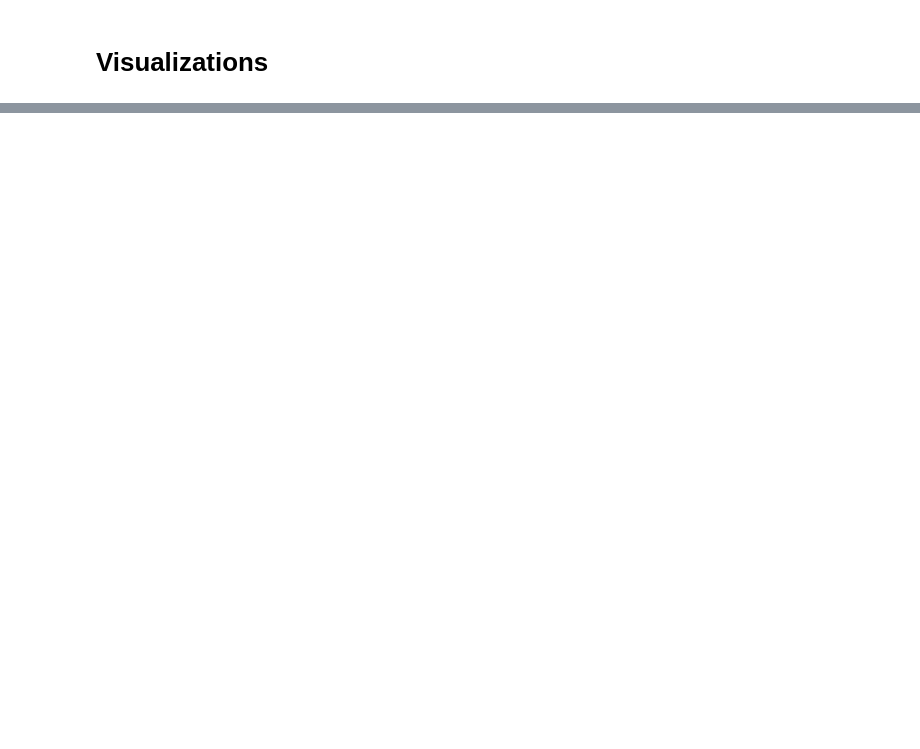
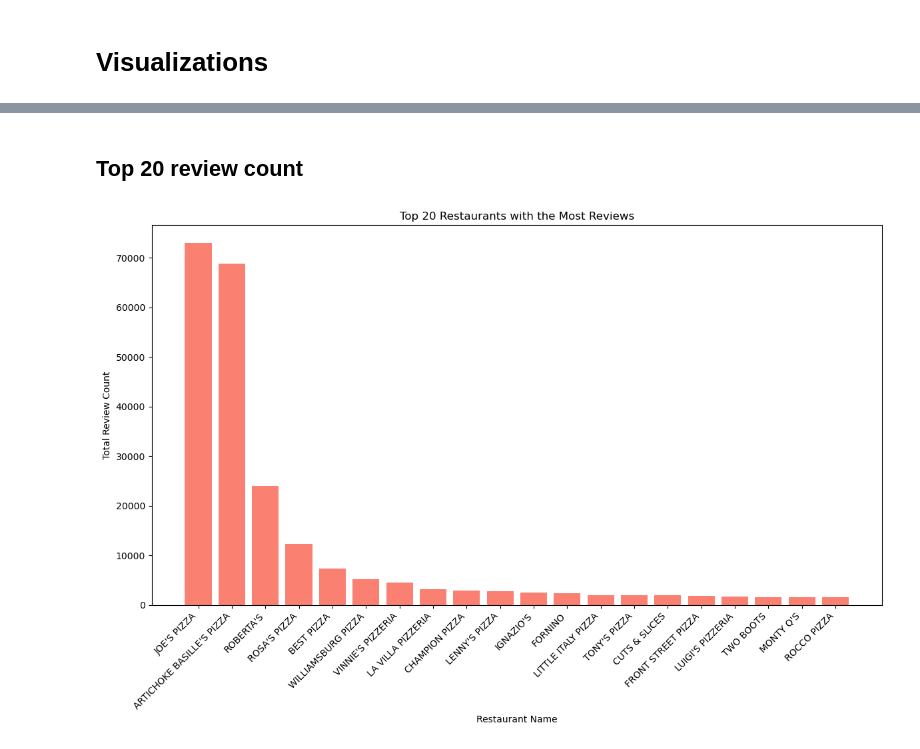
Before and after one commit to JoeBwonKenobi/NYCRestarauntInspections, a Jupyter notebook: Brooklyn Pizza Restaurant Analysis.ipynb, the cells around one changed output, grey strips where cells are left out. Cells and saved outputs as stored; diff of their text form; code cells hidden in the pictures; blank space fills up the shorter version.

```diff
--- a/Brooklyn Pizza Restaurant Analysis.ipynb
+++ b/Brooklyn Pizza Restaurant Analysis.ipynb
@@ -106,0 +177,19 @@ plt.show()
+# %% [markdown]
+## **Top 20 review count**
+# %%
+# Group by 'name' and calculate the total review count for each restaurant
+total_reviews = mdf.groupby('name')['review_count'].sum().reset_index()
+
+# Sort by total review count in descending order and select the top 20
+top_reviewed_restaurants = total_reviews.sort_values(by='review_count', ascending=False).head(20)
+
+# Create a vertical bar plot
+plt.figure(figsize=(12, 8))
+plt.bar(top_reviewed_restaurants['name'], top_reviewed_restaurants['review_count'], color='salmon')
+plt.xlabel('Restaurant Name')
+plt.ylabel('Total Review Count')
+plt.title('Top 20 Restaurants with the Most Reviews')
+plt.xticks(rotation=45, ha='right')
+plt.tight_layout()
+# %% [output]
+[figure, added]
```
Also changed, not shown: parts of 18 cells of this notebook, 3 other files.
